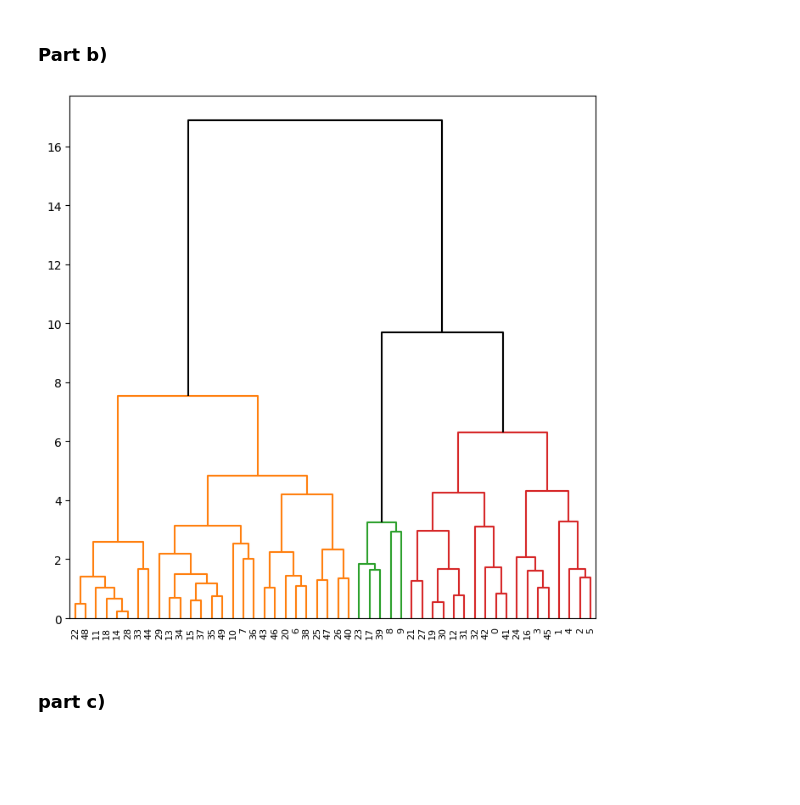
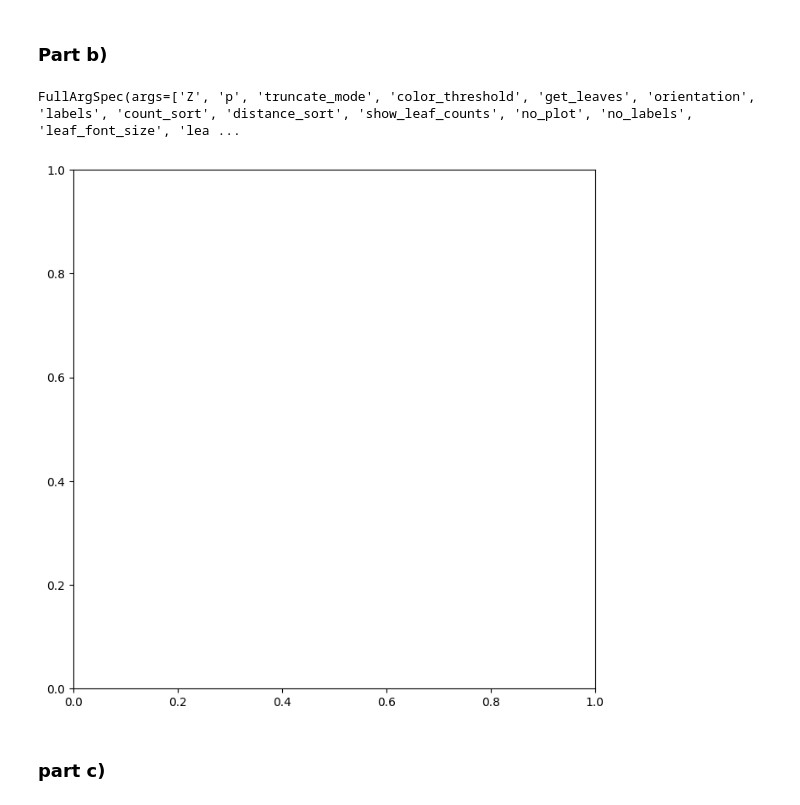
Before and after one commit to Chrillemis/Math-180-Applied-Statistics-and-Machine-Learning, a Jupyter notebook: HW11.ipynb, the cells around one changed output. Saved outputs shown, nothing was run; the diff lists cells and outputs as text; code cells hidden in the pictures; blank space fills up the shorter version.

```diff
--- a/HW11.ipynb
+++ b/HW11.ipynb
@@ -182,10 +186,14 @@ dendrogram(linkage_comp, ax=ax, **cargs);
 ### Part b)
 # %%
 #We cut it at 9
+# print(linkage_comp)
 fig, ax = plt.subplots(1, 1, figsize=(8, 8))
-dendrogram(linkage_comp, ax=ax, color_threshold=9, above_threshold_color='black');
+# dendrogram(linkage_comp, ax=ax, color_threshold=2, above_threshold_color='black');
+import inspect
+print(inspect.getfullargspec(dendrogram))
 # %% [output]
+FullArgSpec(args=['Z', 'p', 'truncate_mode', 'color_threshold', 'get_leaves', 'orientation', 'labels', 'count_sort', 'distance_sort', 'show_leaf_counts', 'no_plot', 'no_labels', 'leaf_font_size', 'lea ...
-[figure, old version]
+[figure, new version]
 # %% [markdown]
 ### part c)
 # %%
```
Also changed, not shown: parts of 11 cells of this notebook.
